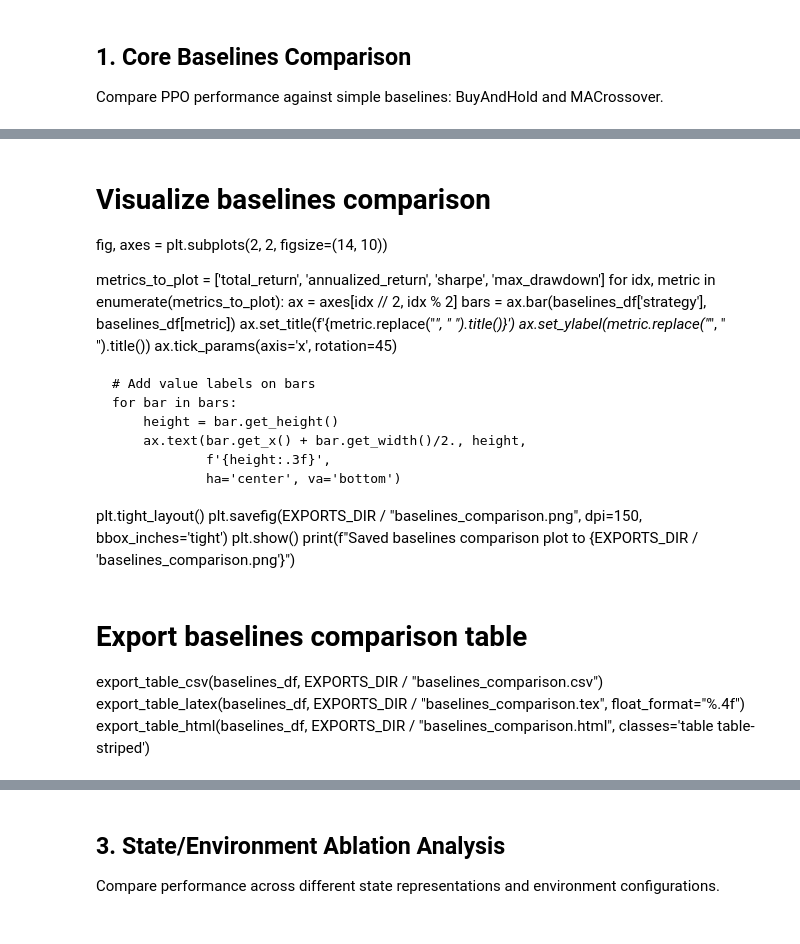
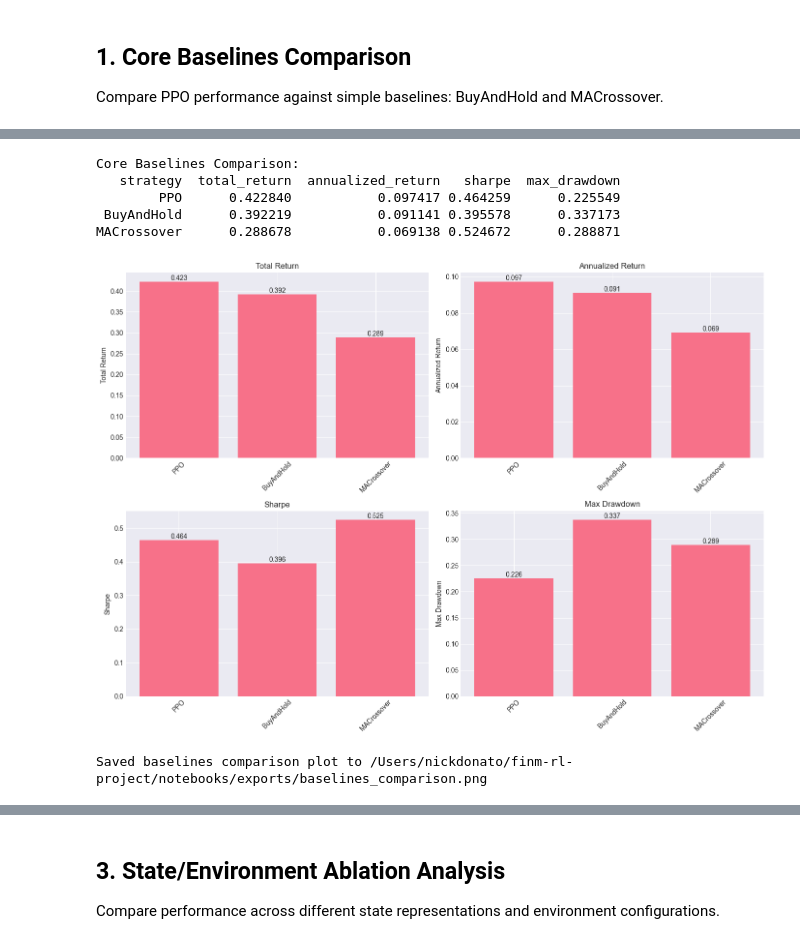
Before and after one commit to ekopen/finm-rl-project, a Jupyter notebook: notebooks/analysis_main.ipynb, the cells around one changed output, grey strips where cells are left out. Drawn from its saved outputs; the diff is of its cells as text; code cells hidden in the pictures.

Commit message:
Added results guide and analysis notebook improvements

```diff
--- a/notebooks/analysis_main.ipynb
+++ b/notebooks/analysis_main.ipynb
@@ -84,28 +75,48 @@ print(baselines_df.to_string(index=False))
-# %% [markdown]
-# Visualize baselines comparison
-fig, axes = plt.subplots(2, 2, figsize=(14, 10))
-
-metrics_to_plot = ['total_return', 'annualized_return', 'sharpe', 'max_drawdown']
-for idx, metric in enumerate(metrics_to_plot):
-    ax = axes[idx // 2, idx % 2]
-    bars = ax.bar(baselines_df['strategy'], baselines_df[metric])
-    ax.set_title(f'{metric.replace("_", " ").title()}')
-    ax.set_ylabel(metric.replace("_", " ").title())
-    ax.tick_params(axis='x', rotation=45)
-
-    # Add value labels on bars
-    for bar in bars:
-        height = bar.get_height()
-        ax.text(bar.get_x() + bar.get_width()/2., height,
-                f'{height:.3f}',
-                ha='center', va='bottom')
-
-plt.tight_layout()
-plt.savefig(EXPORTS_DIR / "baselines_comparison.png", dpi=150, bbox_inches='tight')
-plt.show()
-print(f"Saved baselines comparison plot to {EXPORTS_DIR / 'baselines_comparison.png'}")
-# %% [markdown]
-# Export baselines comparison table
-export_table_csv(baselines_df, EXPORTS_DIR / "baselines_comparison.csv")
-export_table_latex(baselines_df, EXPORTS_DIR / "baselines_comparison.tex", float_format="%.4f")
-export_table_html(baselines_df, EXPORTS_DIR / "baselines_comparison.html", classes='table table-striped')
+# %%
+# Load core baselines metrics
+core_baselines_path = RESULTS_DIR / "core_baselines" / "core_metrics.json"
+with open(core_baselines_path, 'r') as f:
+    core_metrics = json.load(f)
+
+# Convert to DataFrame for easier analysis
+baselines_data = []
+for strategy, metrics in core_metrics.items():
+    row = {"strategy": strategy}
+    row.update(metrics)
+    baselines_data.append(row)
+
+baselines_df = pd.DataFrame(baselines_data)
+print("Core Baselines Comparison:")
+print(baselines_df.to_string(index=False))
+# %% [output]
+Core Baselines Comparison:
+   strategy  total_return  annualized_return   sharpe  max_drawdown
+        PPO      0.422840           0.097417 0.464259      0.225549
+ BuyAndHold      0.392219           0.091141 0.395578      0.337173
+MACrossover      0.288678           0.069138 0.524672      0.288871
+# %%
+# Visualize baselines comparison
+fig, axes = plt.subplots(2, 2, figsize=(14, 10))
+
+metrics_to_plot = ['total_return', 'annualized_return', 'sharpe', 'max_drawdown']
+for idx, metric in enumerate(metrics_to_plot):
+    ax = axes[idx // 2, idx % 2]
+    bars = ax.bar(baselines_df['strategy'], baselines_df[metric])
+    ax.set_title(f'{metric.replace("_", " ").title()}')
+    ax.set_ylabel(metric.replace("_", " ").title())
+    ax.tick_params(axis='x', rotation=45)
+
+    # Add value labels on bars
+    for bar in bars:
+        height = bar.get_height()
+        ax.text(bar.get_x() + bar.get_width()/2., height,
+                f'{height:.3f}',
+                ha='center', va='bottom')
+
+plt.tight_layout()
+plt.savefig(EXPORTS_DIR / "baselines_comparison.png", dpi=150, bbox_inches='tight')
+plt.show()
+print(f"Saved baselines comparison plot to {EXPORTS_DIR / 'baselines_comparison.png'}")
+# %% [output]
+[figure, added]
+Saved baselines comparison plot to /Users/nickdonato/finm-rl-project/notebooks/exports/baselines_comparison.png
```
Also changed, not shown: parts of 25 cells of this notebook, 3 other files.
